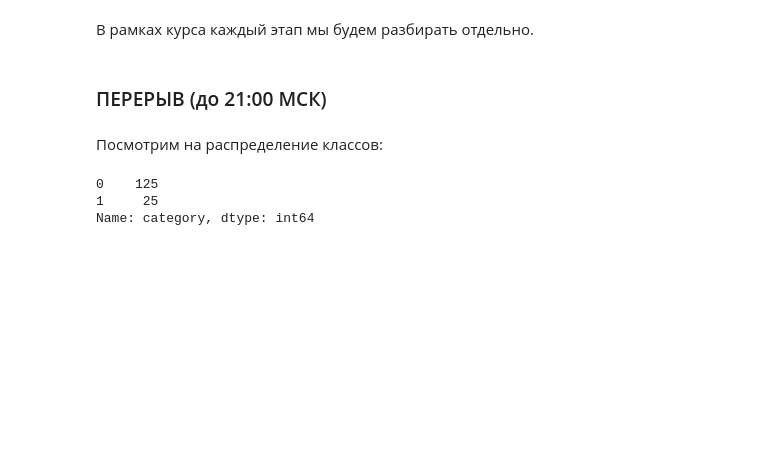
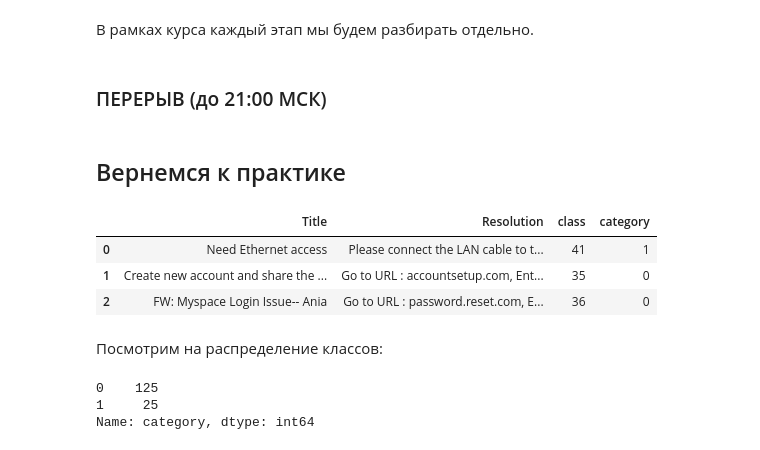
Before and after one commit to morrowbord/ml_business, a Jupyter notebook: webinar26_10_21.ipynb, the cells around one changed output. Cells and saved outputs as stored; diff of their text form; code cells hidden in the pictures; blank space fills up the shorter version.

```diff
--- a/webinar26_10_21.ipynb
+++ b/webinar26_10_21.ipynb
@@ -160,3 +162,5 @@ https://geekbrains.ru/events/2128
 В рамках курса каждый этап мы будем разбирать отдельно.
 # %% [markdown]
 ### ПЕРЕРЫВ (до 21:00 МСК)
+# %% [markdown]
+## Вернемся к практике
@@ -163,3 +180,11 @@ https://geekbrains.ru/events/2128
+# %%
+df = pd.read_csv("support_data.csv").drop('Unnamed: 0', 1)
+df.head(3)
+# %% [output]
+|  | Title | Resolution | class | category |
+| 0 | Need Ethernet access | Please connect the LAN cable to t... | 41 | 1 |
+| 1 | Create new account and share the ... | Go to URL : accountsetup.com, Ent... | 35 | 0 |
+| 2 | FW: Myspace Login Issue-- Ania | Go to URL : password.reset.com, E... | 36 | 0 |
 # %% [markdown]
 Посмотрим на распределение классов:
 # %%
```
Also changed, not shown: parts of 2 cells of this notebook.
